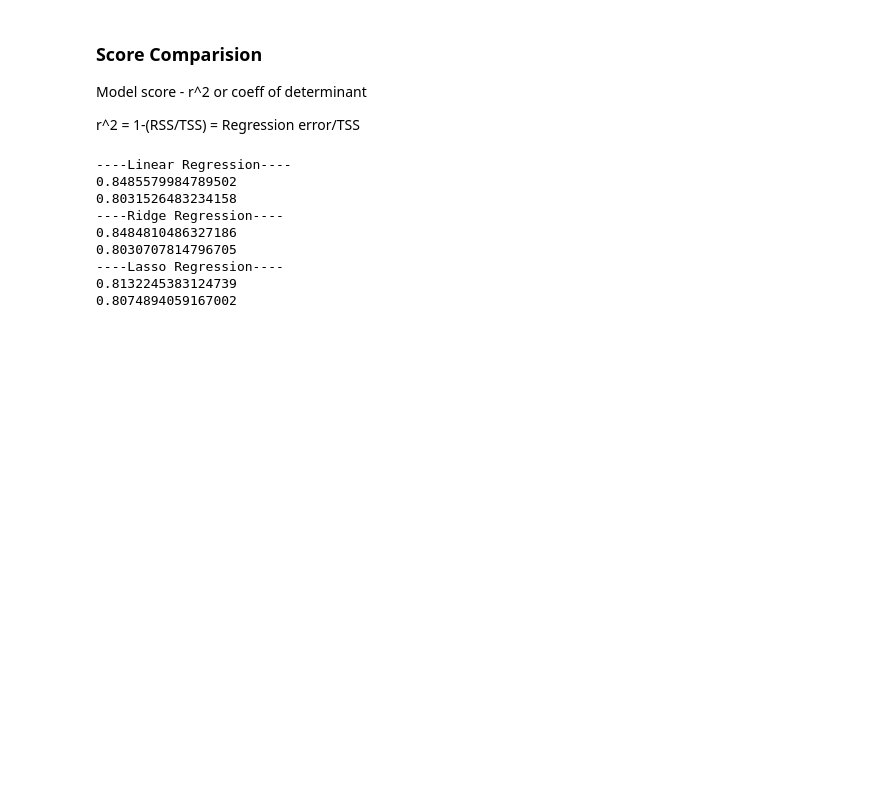
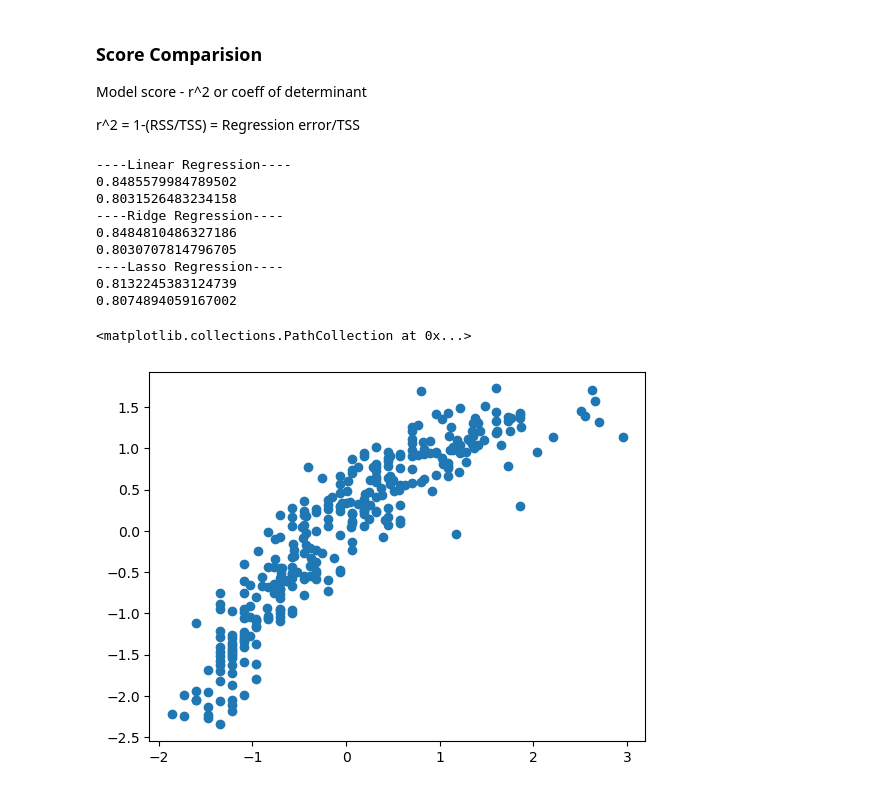
Before and after one commit to rojaranirepalle/Full-Stack-Data-Science-WIth-Gen-AI-and-Agentic-AI, a Jupyter notebook: ML/Regularization/LR-regularization.ipynb, the cells around one changed output. Cells and saved outputs as stored; diff of their text form; code cells hidden in the pictures; blank space fills up the shorter version.

Commit message:
Linear Regression with regularization

```diff
--- a/ML/Regularization/LR-regularization.ipynb
+++ b/ML/Regularization/LR-regularization.ipynb
@@ -308,3 +309,9 @@ print(lasso_model.score(x_test, y_test))
 ----Lasso Regression----
 0.8132245383124739
 0.8074894059167002
+# %%
+y_pred = linear_model.predict(x_test)
+plt.scatter(y_test, y_pred)
+# %% [output]
+<matplotlib.collections.PathCollection at 0x...>
+[figure, added]
```
Also changed, not shown: parts of 3 cells of this notebook.
